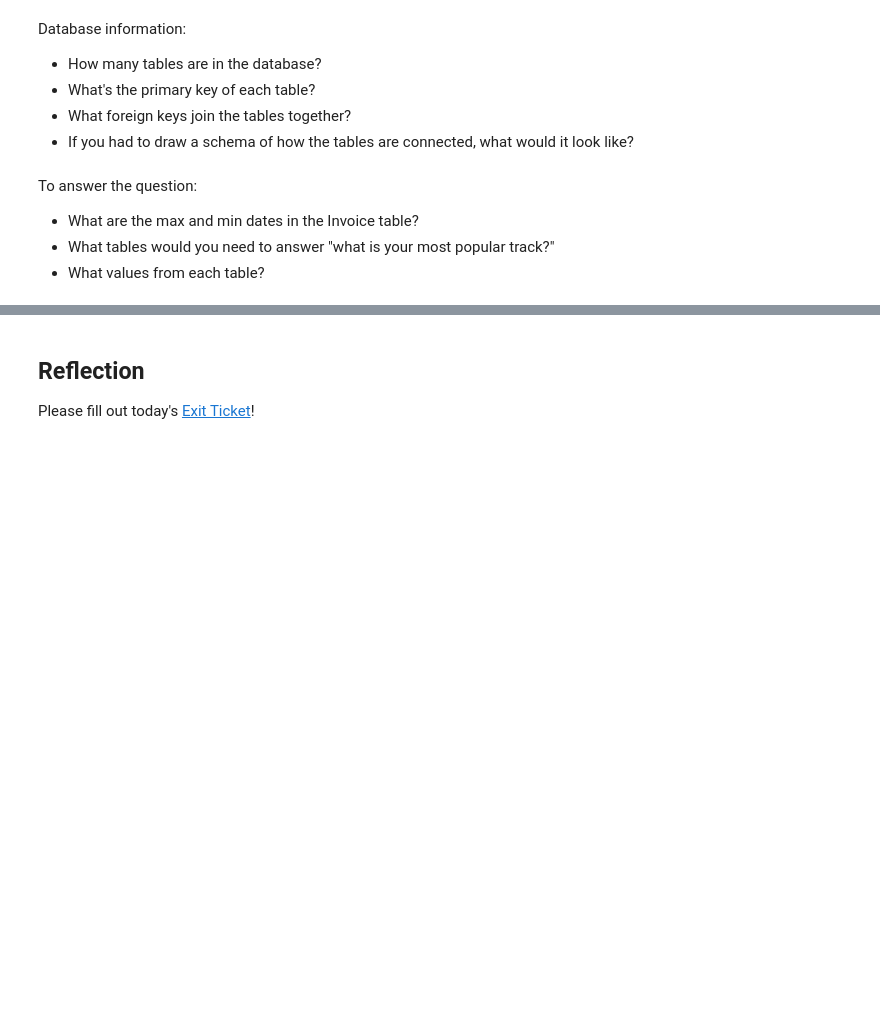
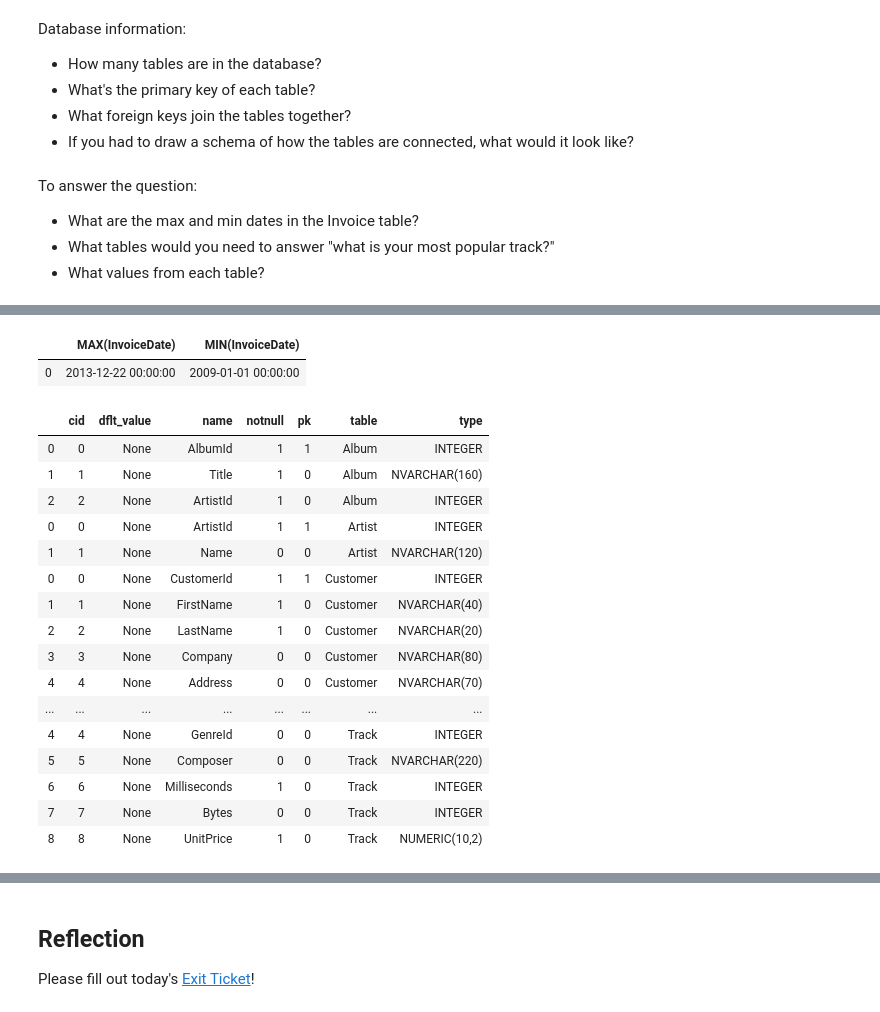
Before and after one commit to NathanVenos/dc-ds-08-26-19, a Jupyter notebook: module-2/week-1/day-1-sql-pandas/sql-to-pandas-working.ipynb, the cells around one changed output, grey strips where cells are left out. Drawn from its saved outputs; the diff is of its cells as text; code cells hidden in the pictures; blank space fills up the shorter version.

```diff
--- a/module-2/week-1/day-1-sql-pandas/sql-to-pandas-working.ipynb
+++ b/module-2/week-1/day-1-sql-pandas/sql-to-pandas-working.ipynb
@@ -566,3 +569,7 @@ cur = conn.cursor()
 # How many tables are in the database?
 
 # your code here
+cur.execute("SELECT name FROM sqlite_master WHERE type='table';")
+tables = cur.fetchall()
+print(tables)
+len(tables)
@@ -572,0 +579,14 @@ cur = conn.cursor()
+# %%
+# What's the primary key of each table?
+
+# your code here
+table_info_cols = ['cid', 'name', 'type', 'notnull', 'dflt_value', 'pk']
+table_df_cols = ['cid', 'name', 'type', 'notnull', 'dflt_value', 'pk', 'table']
+table_df = pd.DataFrame(columns=table_info_cols)
+for table in tables:
+    cur.execute("PRAGMA table_info("+table[0]+")")
+    info = cur.fetchall()
+    temp_df = pd.DataFrame(info, columns=table_info_cols)
+    temp_df['table'] = table[0]
+    table_df = pd.concat([table_df, temp_df])
+table_df.loc[table_df.pk==1]
@@ -584,0 +654,28 @@ cur.execute("""
+# %%
+df = pd.read_sql_query("SELECT MAX(InvoiceDate), MIN(InvoiceDate)\
+                        FROM Invoice;", conn)
+df.head()
+# %% [output]
+|  | MAX(InvoiceDate) | MIN(InvoiceDate) |
+| 0 | 2013-12-22 00:00:00 | 2009-01-01 00:00:00 |
+# %%
+pd.options.display.max_rows = 100
+table_df
+# %% [output]
+|  | cid | dflt_value | name | notnull | pk | table | type |
+| 0 | 0 | None | AlbumId | 1 | 1 | Album | INTEGER |
+| 1 | 1 | None | Title | 1 | 0 | Album | NVARCHAR(160) |
+| 2 | 2 | None | ArtistId | 1 | 0 | Album | INTEGER |
+| 0 | 0 | None | ArtistId | 1 | 1 | Artist | INTEGER |
+| 1 | 1 | None | Name | 0 | 0 | Artist | NVARCHAR(120) |
+| 0 | 0 | None | CustomerId | 1 | 1 | Customer | INTEGER |
+| 1 | 1 | None | FirstName | 1 | 0 | Customer | NVARCHAR(40) |
+| 2 | 2 | None | LastName | 1 | 0 | Customer | NVARCHAR(20) |
+| 3 | 3 | None | Company | 0 | 0 | Customer | NVARCHAR(80) |
+| 4 | 4 | None | Address | 0 | 0 | Customer | NVARCHAR(70) |
+| ... | ... | ... | ... | ... | ... | ... | ... |
+| 4 | 4 | None | GenreId | 0 | 0 | Track | INTEGER |
+| 5 | 5 | None | Composer | 0 | 0 | Track | NVARCHAR(220) |
+| 6 | 6 | None | Milliseconds | 1 | 0 | Track | INTEGER |
+| 7 | 7 | None | Bytes | 0 | 0 | Track | INTEGER |
+| 8 | 8 | None | UnitPrice | 1 | 0 | Track | NUMERIC(10,2) |
```
Also changed, not shown: parts of 12 cells of this notebook, 4 other files.
